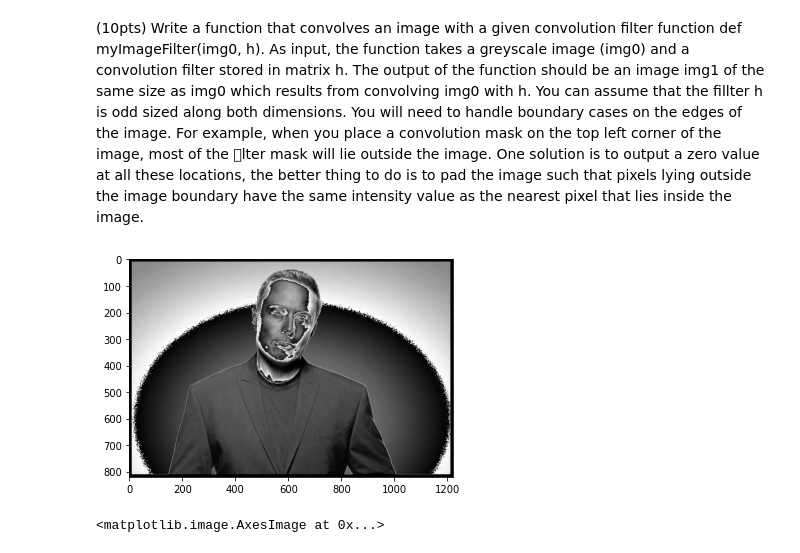
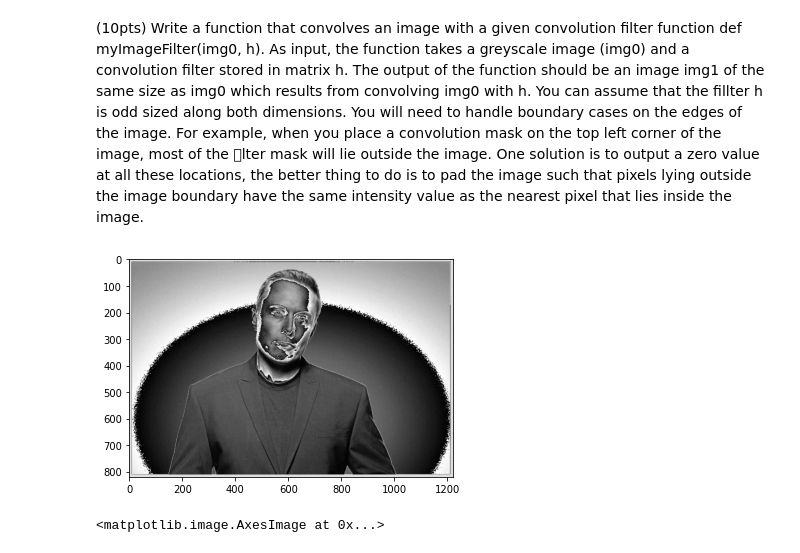
Before and after one commit to twyunting/CSC-676_Computer-Vision, a Jupyter notebook: Homeworks/hw2/CSC-676_HW2_Numpy Exercises 1_YuntingChiu.ipynb, the cells around one changed output. Saved outputs shown, nothing was run; the diff lists cells and outputs as text; code cells hidden in the pictures.

```diff
--- a/Homeworks/hw2/CSC-676_HW2_Numpy Exercises 1_YuntingChiu.ipynb
+++ b/Homeworks/hw2/CSC-676_HW2_Numpy Exercises 1_YuntingChiu.ipynb
@@ -519,35 +519,35 @@ plt.imshow(veryBlurredImg)
 # %%
 # 4.4
 # im = np.zeros((800, 800, 3))
 
 def myImageFilter(img0, h):
   if np.shape(h)!=np.shape(np.zeros([3, 3])):
     return
   # print(np.shape(img0))
   # X_derivative of Gaussian
   Gx = np.array(h)/8 # dY/dx
   Edged_imgGx = cv2.filter2D(img0, -1, Gx)
 
   # Y_Derivative of Gaussian
   Gy = np.array(h)/8 # dY/dy
   Edged_imgGy = cv2.filter2D(img0, -1, Gy)
 
   # magnitude
   #x = ndimage.convolve(im, Gx)
   x = ndimage.convolve(img0, Gx)
   # Perform y convolution
   y = ndimage.convolve(img0, Gy)
   sobel = np.hypot(x, y)
   sobel=np.asarray(sobel,dtype=np.float64)
   plt.imshow(sobel, cmap='gray')
 
 # output
 imgtest = cv2.imread("unnormalized_image.jpg", 0)
-imgtest=cv2.copyMakeBorder(imgtest,10,10,10,10,cv2.BORDER_CONSTANT)
+imgtest=cv2.copyMakeBorder(imgtest,10,10,10,10,cv2.BORDER_CONSTANT,value=[255,255,255])
 plt.imshow(imgtest)
 myImageFilter(imgtest, [[1, 2, 6] ,[2 ,0 ,0], [1, 2, 1]])
 # %% [output]
-[figure, old version]
+[figure, new version]
 # %%
 import imageio
 img = imageio.imread('imageio:astronaut.png',as_gray=True)
```
